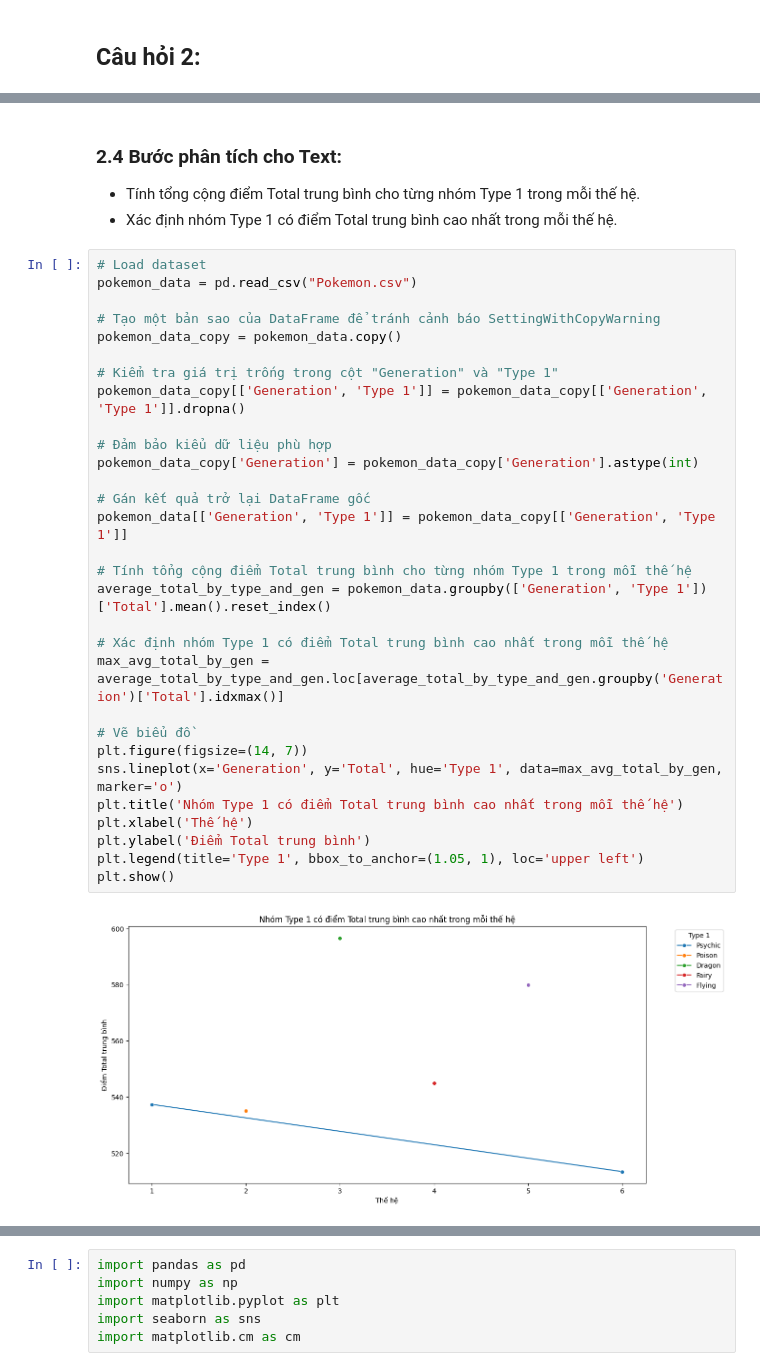
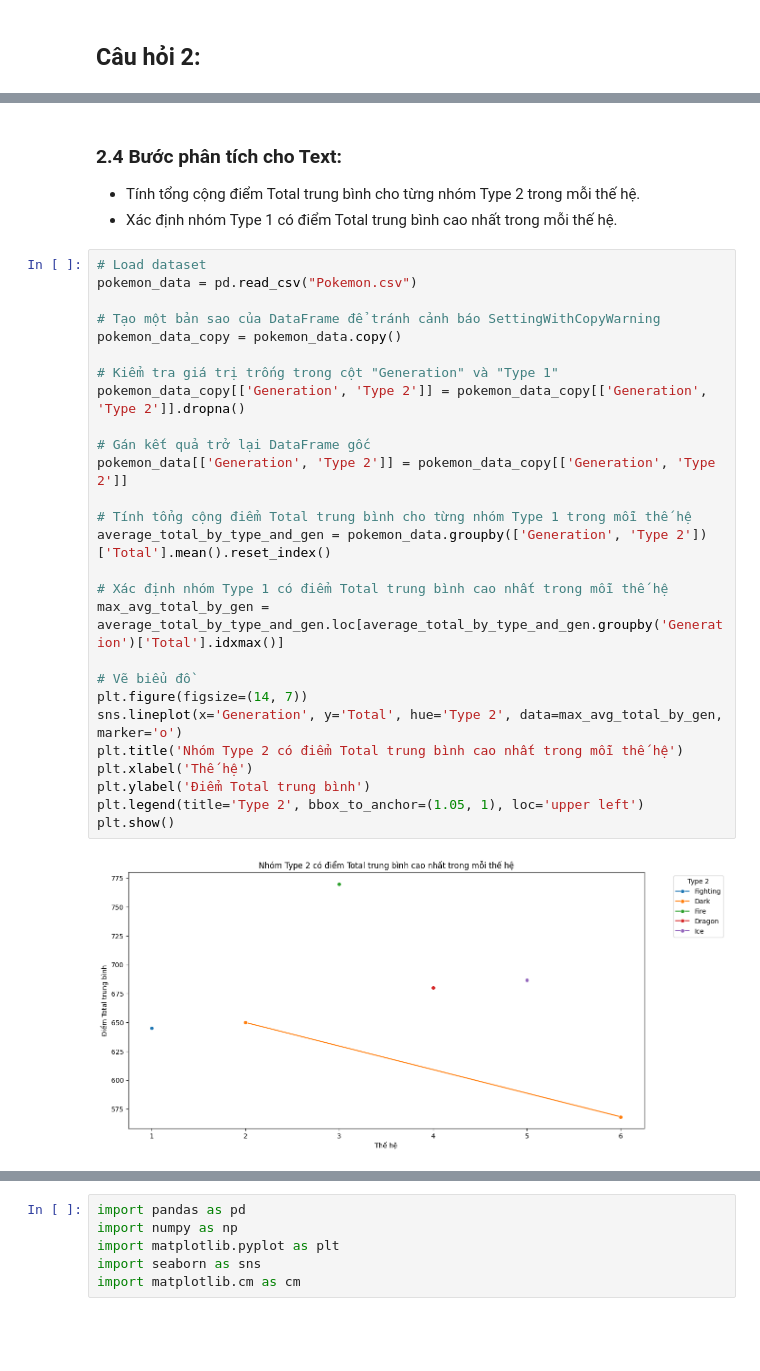
Before and after one commit to Siralexgon/KHDL, a Jupyter notebook: Final-Version.ipynb, the cells around one changed output, grey strips where cells are left out. Drawn from its saved outputs; the diff is of its cells as text; blank space fills up the shorter version.

```diff
--- a/Final-Version.ipynb
+++ b/Final-Version.ipynb
@@ -379,39 +379,36 @@ Thông tin này có thể được tích hợp vào trải nghiệm người ch
 - Đảm bảo kiểu dữ liệu phù hợp cho việc phân tích.
 # %% [markdown]
 ### 2.4 Bước phân tích cho Text:
-- Tính tổng cộng điểm Total trung bình cho từng nhóm Type 1 trong mỗi thế hệ.
+- Tính tổng cộng điểm Total trung bình cho từng nhóm Type 2 trong mỗi thế hệ.
 - Xác định nhóm Type 1 có điểm Total trung bình cao nhất trong mỗi thế hệ.
 # %%
 # Load dataset
 pokemon_data = pd.read_csv("Pokemon.csv")
 
 # Tạo một bản sao của DataFrame để tránh cảnh báo SettingWithCopyWarning
 pokemon_data_copy = pokemon_data.copy()
 
 # Kiểm tra giá trị trống trong cột "Generation" và "Type 1"
-pokemon_data_copy[['Generation', 'Type 1']] = pokemon_data_copy[['Generation', 'Type 1']].dropna()
-
-# Đảm bảo kiểu dữ liệu phù hợp
-pokemon_data_copy['Generation'] = pokemon_data_copy['Generation'].astype(int)
+pokemon_data_copy[['Generation', 'Type 2']] = pokemon_data_copy[['Generation', 'Type 2']].dropna()
 
 # Gán kết quả trở lại DataFrame gốc
-pokemon_data[['Generation', 'Type 1']] = pokemon_data_copy[['Generation', 'Type 1']]
+pokemon_data[['Generation', 'Type 2']] = pokemon_data_copy[['Generation', 'Type 2']]
 
 # Tính tổng cộng điểm Total trung bình cho từng nhóm Type 1 trong mỗi thế hệ
-average_total_by_type_and_gen = pokemon_data.groupby(['Generation', 'Type 1'])['Total'].mean().reset_index()
+average_total_by_type_and_gen = pokemon_data.groupby(['Generation', 'Type 2'])['Total'].mean().reset_index()
 
 # Xác định nhóm Type 1 có điểm Total trung bình cao nhất trong mỗi thế hệ
 max_avg_total_by_gen = average_total_by_type_and_gen.loc[average_total_by_type_and_gen.groupby('Generation')['Total'].idxmax()]
 
 # Vẽ biểu đồ
 plt.figure(figsize=(14, 7))
-sns.lineplot(x='Generation', y='Total', hue='Type 1', data=max_avg_total_by_gen, marker='o')
-plt.title('Nhóm Type 1 có điểm Total trung bình cao nhất trong mỗi thế hệ')
+sns.lineplot(x='Generation', y='Total', hue='Type 2', data=max_avg_total_by_gen, marker='o')
+plt.title('Nhóm Type 2 có điểm Total trung bình cao nhất trong mỗi thế hệ')
 plt.xlabel('Thế hệ')
 plt.ylabel('Điểm Total trung bình')
-plt.legend(title='Type 1', bbox_to_anchor=(1.05, 1), loc='upper left')
+plt.legend(title='Type 2', bbox_to_anchor=(1.05, 1), loc='upper left')
 plt.show()
 # %% [output]
-[figure, old version]
+[figure, new version]
 # %% [markdown]
 ### 2.5 Nhận xét
```
Also changed, not shown: parts of 4 cells of this notebook.
